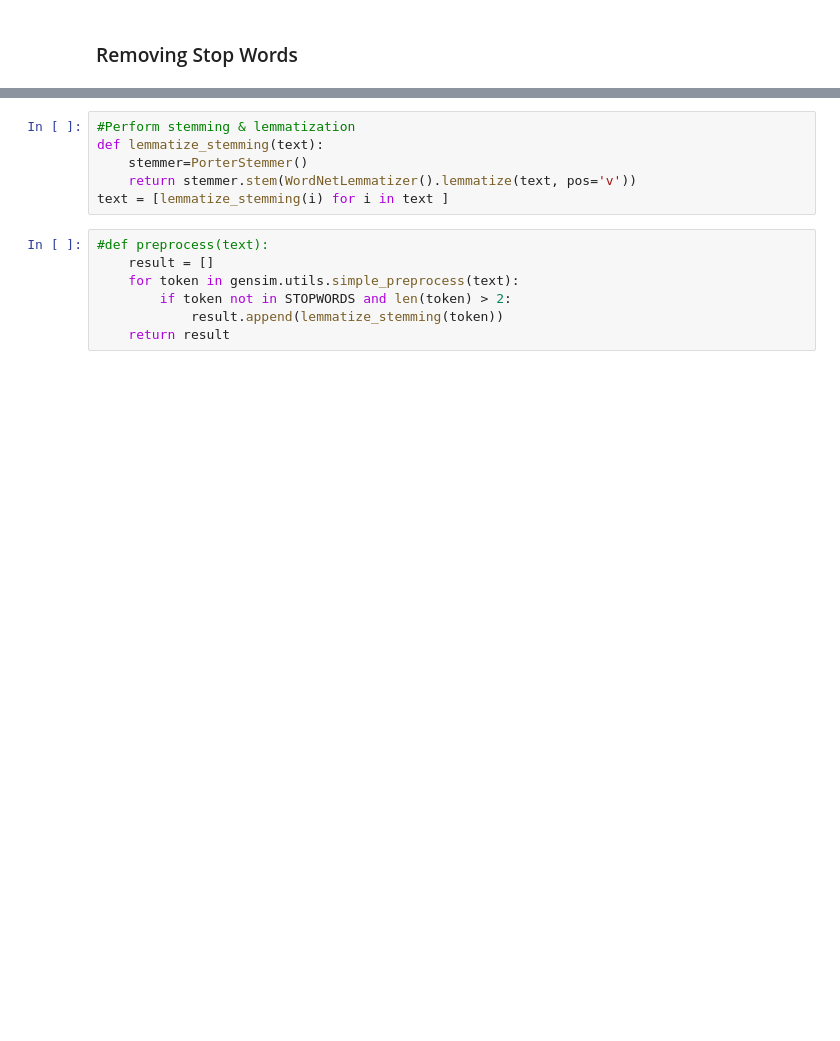
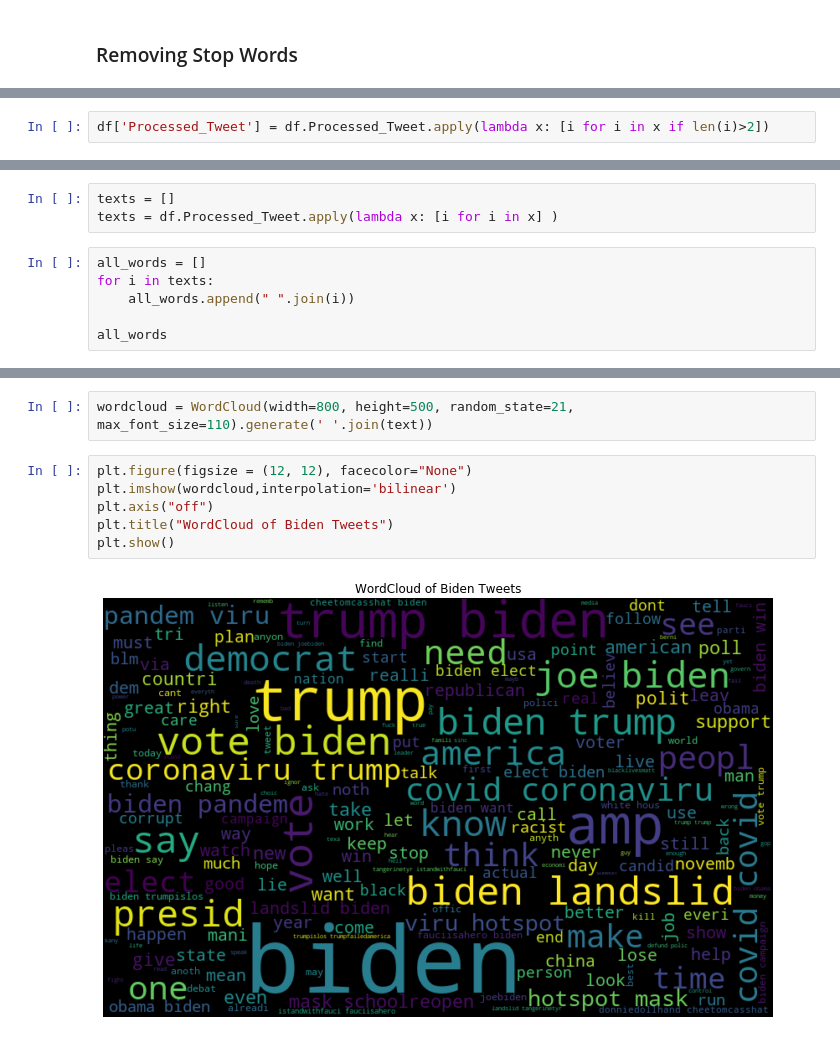
Before and after one commit to Data-Science-Community-SRM/Forecasting-US-Elections, a Jupyter notebook: Biden Preprocessing.ipynb, the cells around one changed output, grey strips where cells are left out. Saved outputs shown, nothing was run; the diff lists cells and outputs as text; blank space fills up the shorter version.

```diff
--- a/Biden Preprocessing.ipynb
+++ b/Biden Preprocessing.ipynb
@@ -517,0 +596,2 @@ text = [i for i in text if not i in stop_words]
+# %%
+df['Processed_Tweet'] = df.Processed_Tweet.apply(lambda x: [i for i in x if len(i)>2])
@@ -517,0 +616,9 @@ text = [i for i in text if not i in stop_words]
+# %%
+texts = []
+texts = df.Processed_Tweet.apply(lambda x: [i for i in x] )
+# %%
+all_words = []
+for i in texts:
+    all_words.append(" ".join(i))
+
+all_words
@@ -522,13 +652,10 @@ len(text)
-# %%
-#Perform stemming & lemmatization
-def lemmatize_stemming(text):
-    stemmer=PorterStemmer()
-    return stemmer.stem(WordNetLemmatizer().lemmatize(text, pos='v'))
-text = [lemmatize_stemming(i) for i in text ]
-# %%
-#def preprocess(text):
-    result = []
-    for token in gensim.utils.simple_preprocess(text):
-        if token not in STOPWORDS and len(token) > 2:
-            result.append(lemmatize_stemming(token))
-    return result
+# %%
+wordcloud = WordCloud(width=800, height=500, random_state=21, max_font_size=110).generate(' '.join(text))
+# %%
+plt.figure(figsize = (12, 12), facecolor="None")
+plt.imshow(wordcloud,interpolation='bilinear')
+plt.axis("off")
+plt.title("WordCloud of Biden Tweets")
+plt.show()
+# %% [output]
+[figure, added]
```
Also changed, not shown: parts of 81 cells of this notebook.
